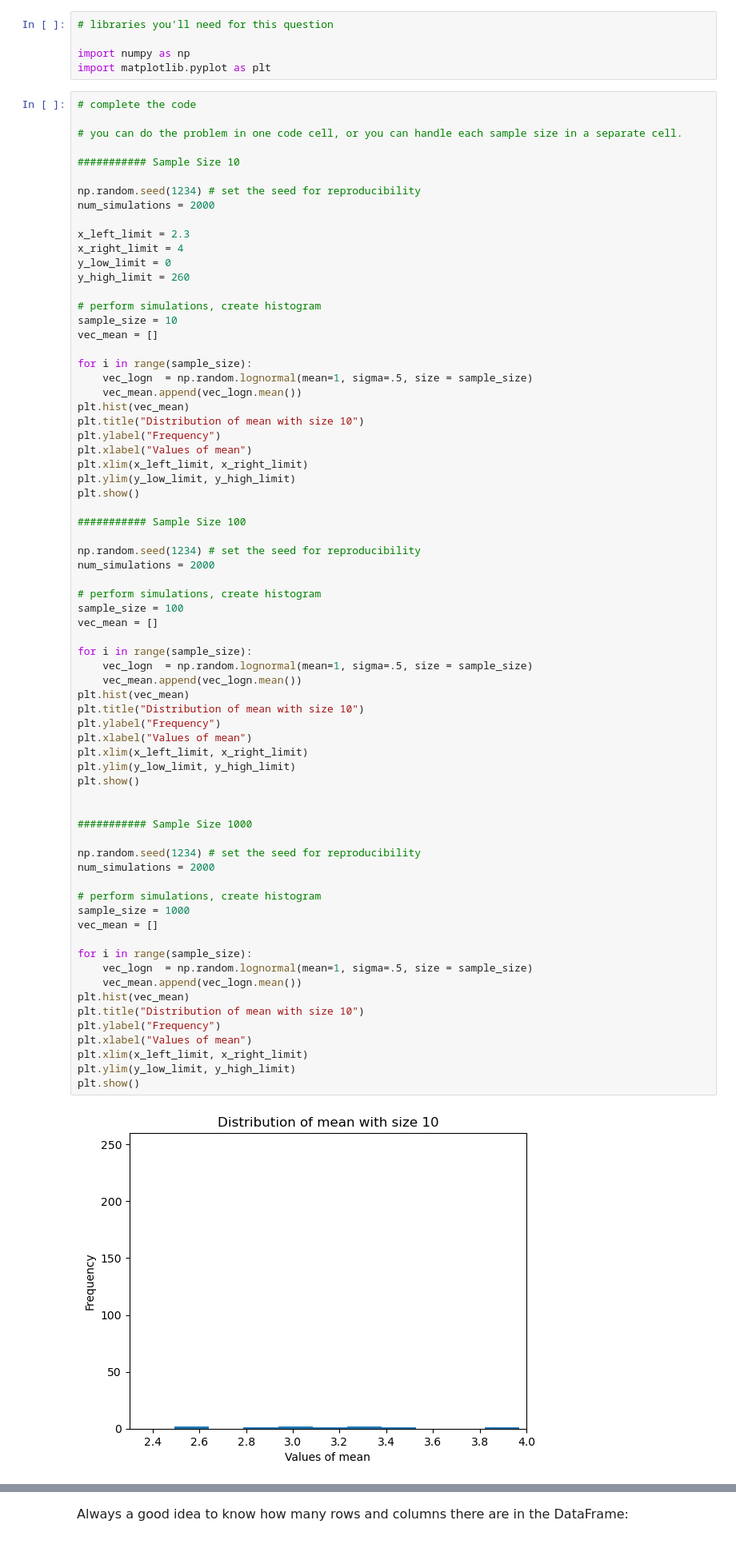
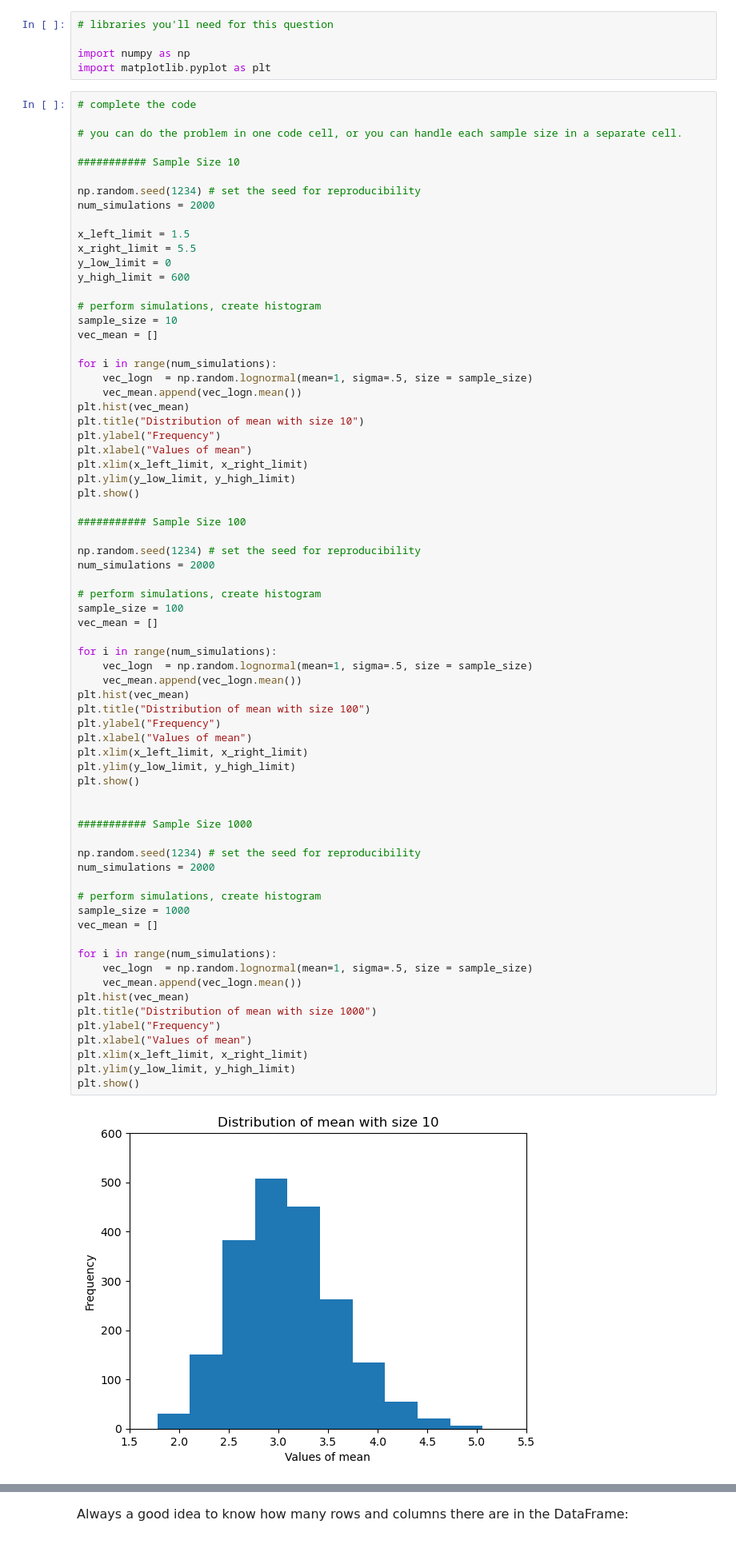
Before and after one commit to wkdduswo/datasci151spring2026, a Jupyter notebook: _assignments/assignment_5/Assignment5.ipynb, the cells around one changed output, grey strips where cells are left out. Shown at 80% size. Saved outputs shown, nothing was run; the diff lists cells and outputs as text.

```diff
--- a/_assignments/assignment_5/Assignment5.ipynb
+++ b/_assignments/assignment_5/Assignment5.ipynb
@@ -57,16 +57,16 @@ import matplotlib.pyplot as plt
 np.random.seed(1234) # set the seed for reproducibility
 num_simulations = 2000
 
-x_left_limit = 2.3
-x_right_limit = 4
+x_left_limit = 1.5
+x_right_limit = 5.5
 y_low_limit = 0
-y_high_limit = 260
+y_high_limit = 600
 
 # perform simulations, create histogram
 sample_size = 10
 vec_mean = []
 
-for i in range(sample_size):
+for i in range(num_simulations):
     vec_logn  = np.random.lognormal(mean=1, sigma=.5, size = sample_size)
     vec_mean.append(vec_logn.mean())
 plt.hist(vec_mean)
@@ -86,36 +86,36 @@ num_simulations = 2000
 sample_size = 100
 vec_mean = []
 
-for i in range(sample_size):
+for i in range(num_simulations):
     vec_logn  = np.random.lognormal(mean=1, sigma=.5, size = sample_size)
     vec_mean.append(vec_logn.mean())
 plt.hist(vec_mean)
-plt.title("Distribution of mean with size 10")
+plt.title("Distribution of mean with size 100")
 plt.ylabel("Frequency")
 plt.xlabel("Values of mean")
 plt.xlim(x_left_limit, x_right_limit)
 plt.ylim(y_low_limit, y_high_limit)
 plt.show()
 
 
 ########### Sample Size 1000
 
 np.random.seed(1234) # set the seed for reproducibility
 num_simulations = 2000
 
 # perform simulations, create histogram
 sample_size = 1000
 vec_mean = []
 
-for i in range(sample_size):
+for i in range(num_simulations):
     vec_logn  = np.random.lognormal(mean=1, sigma=.5, size = sample_size)
     vec_mean.append(vec_logn.mean())
 plt.hist(vec_mean)
-plt.title("Distribution of mean with size 10")
+plt.title("Distribution of mean with size 1000")
 plt.ylabel("Frequency")
 plt.xlabel("Values of mean")
 plt.xlim(x_left_limit, x_right_limit)
 plt.ylim(y_low_limit, y_high_limit)
 plt.show()
 # %% [output]
-[figure, old version]
+[figure, new version]
```
Also changed, not shown: parts of 1 cell of this notebook.
